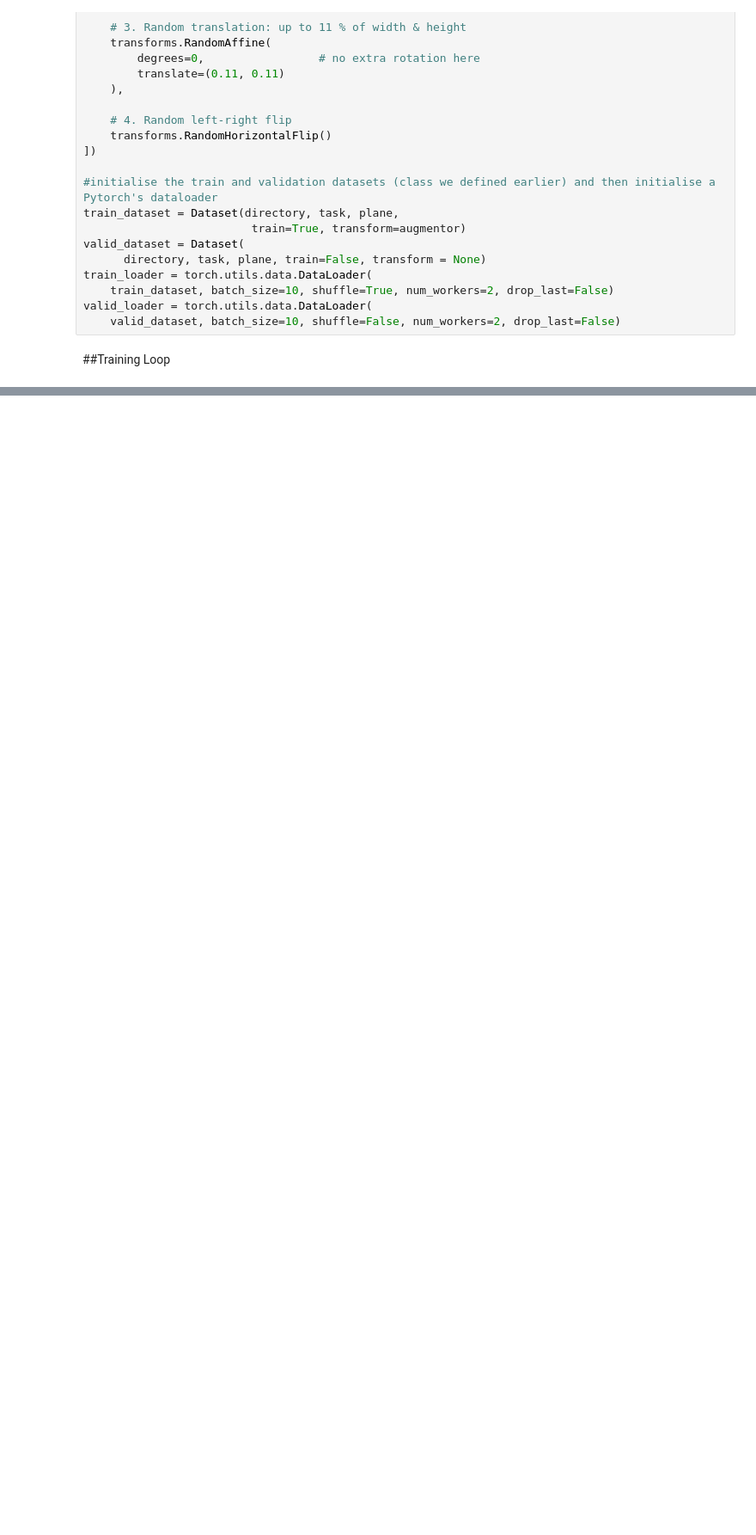
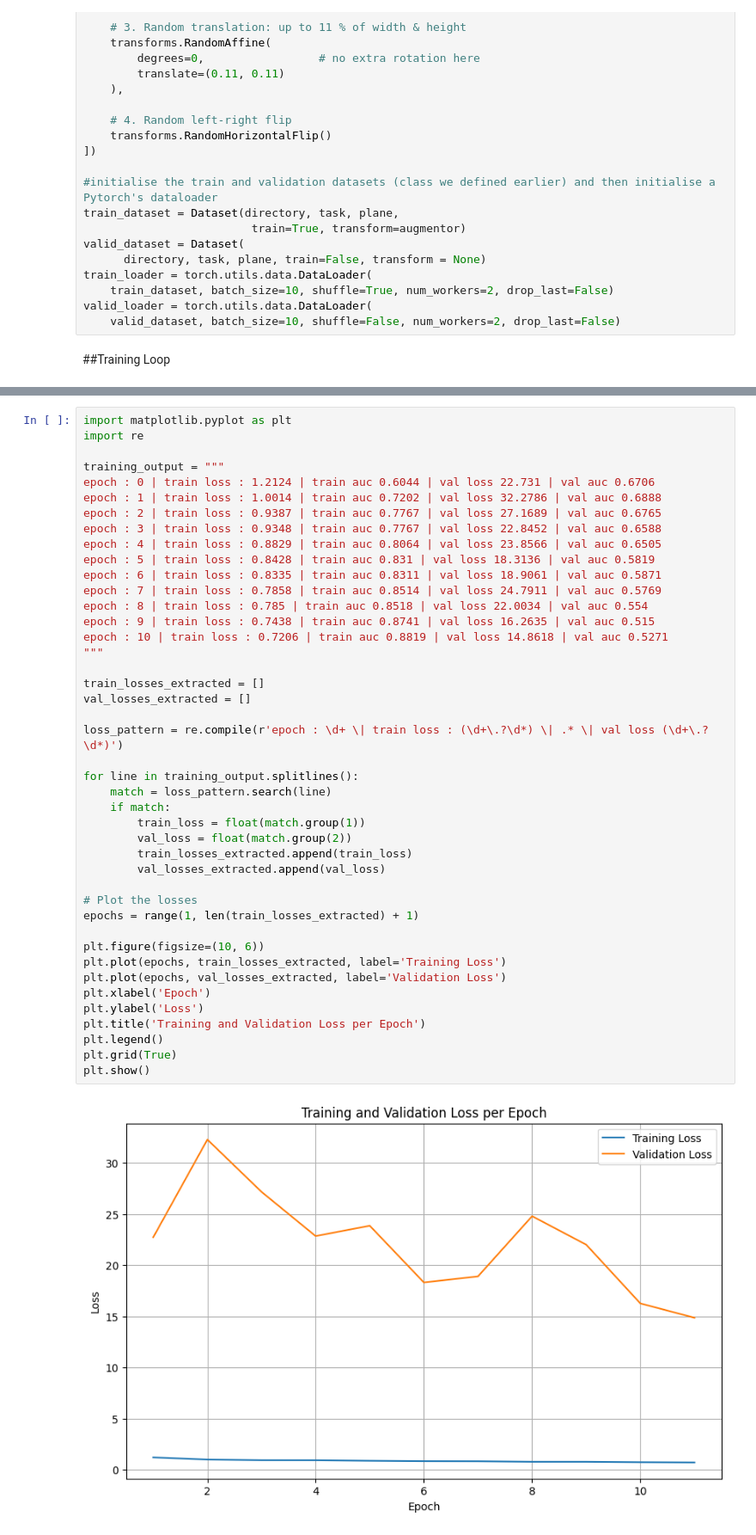
Before and after one commit to dylanbforde/ai-medical-image-analysis, a Jupyter notebook: MRNet_tutorial_solution.ipynb, the cells around one changed output, grey strips where cells are left out. Shown at 86% size. Drawn from its saved outputs; the diff is of its cells as text; blank space fills up the shorter version.

Commit message:
run training and implement changes to architecture

```diff
--- a/MRNet_tutorial_solution.ipynb
+++ b/MRNet_tutorial_solution.ipynb
@@ -512,0 +497,45 @@ Training batch 61/113
+# %%
+import matplotlib.pyplot as plt
+import re
+
+training_output = """
+epoch : 0 | train loss : 1.2124 | train auc 0.6044 | val loss 22.731 | val auc 0.6706
+epoch : 1 | train loss : 1.0014 | train auc 0.7202 | val loss 32.2786 | val auc 0.6888
+epoch : 2 | train loss : 0.9387 | train auc 0.7767 | val loss 27.1689 | val auc 0.6765
+epoch : 3 | train loss : 0.9348 | train auc 0.7767 | val loss 22.8452 | val auc 0.6588
+epoch : 4 | train loss : 0.8829 | train auc 0.8064 | val loss 23.8566 | val auc 0.6505
+epoch : 5 | train loss : 0.8428 | train auc 0.831 | val loss 18.3136 | val auc 0.5819
+epoch : 6 | train loss : 0.8335 | train auc 0.8311 | val loss 18.9061 | val auc 0.5871
+epoch : 7 | train loss : 0.7858 | train auc 0.8514 | val loss 24.7911 | val auc 0.5769
+epoch : 8 | train loss : 0.785 | train auc 0.8518 | val loss 22.0034 | val auc 0.554
+epoch : 9 | train loss : 0.7438 | train auc 0.8741 | val loss 16.2635 | val auc 0.515
+epoch : 10 | train loss : 0.7206 | train auc 0.8819 | val loss 14.8618 | val auc 0.5271
+"""
+
+train_losses_extracted = []
+val_losses_extracted = []
+
+loss_pattern = re.compile(r'epoch : \d+ \| train loss : (\d+\.?\d*) \| .* \| val loss (\d+\.?\d*)')
+
+for line in training_output.splitlines():
+    match = loss_pattern.search(line)
+    if match:
+        train_loss = float(match.group(1))
+        val_loss = float(match.group(2))
+        train_losses_extracted.append(train_loss)
+        val_losses_extracted.append(val_loss)
+
+# Plot the losses
+epochs = range(1, len(train_losses_extracted) + 1)
+
+plt.figure(figsize=(10, 6))
+plt.plot(epochs, train_losses_extracted, label='Training Loss')
+plt.plot(epochs, val_losses_extracted, label='Validation Loss')
+plt.xlabel('Epoch')
+plt.ylabel('Loss')
+plt.title('Training and Validation Loss per Epoch')
+plt.legend()
+plt.grid(True)
+plt.show()
+# %% [output]
+[figure, added]
```
Also changed, not shown: parts of 9 cells of this notebook.
